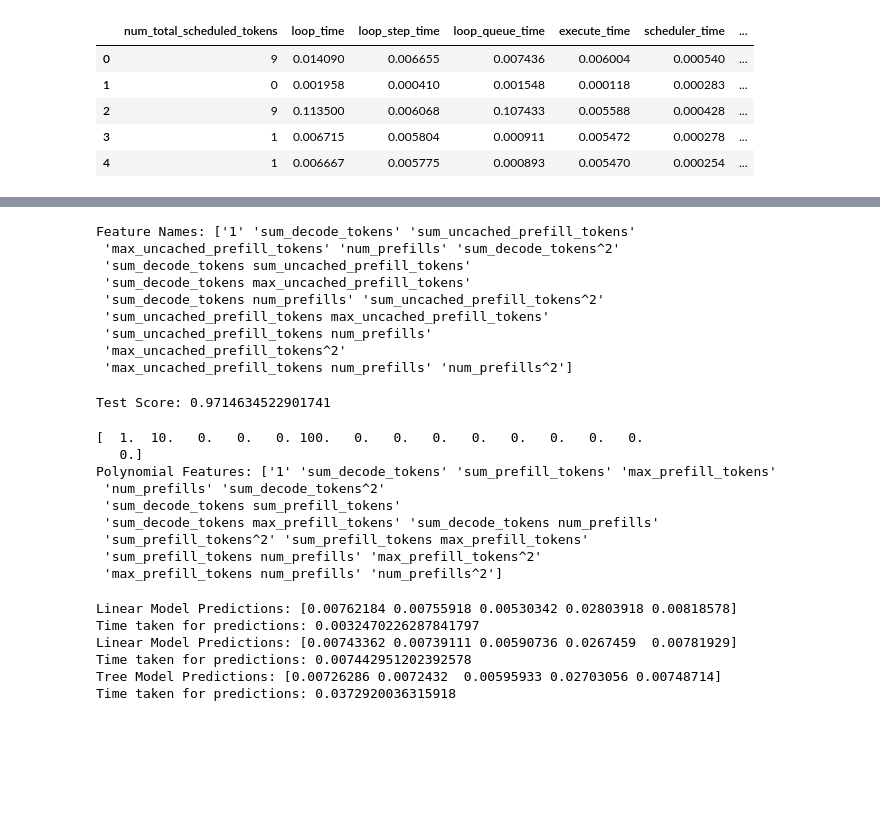
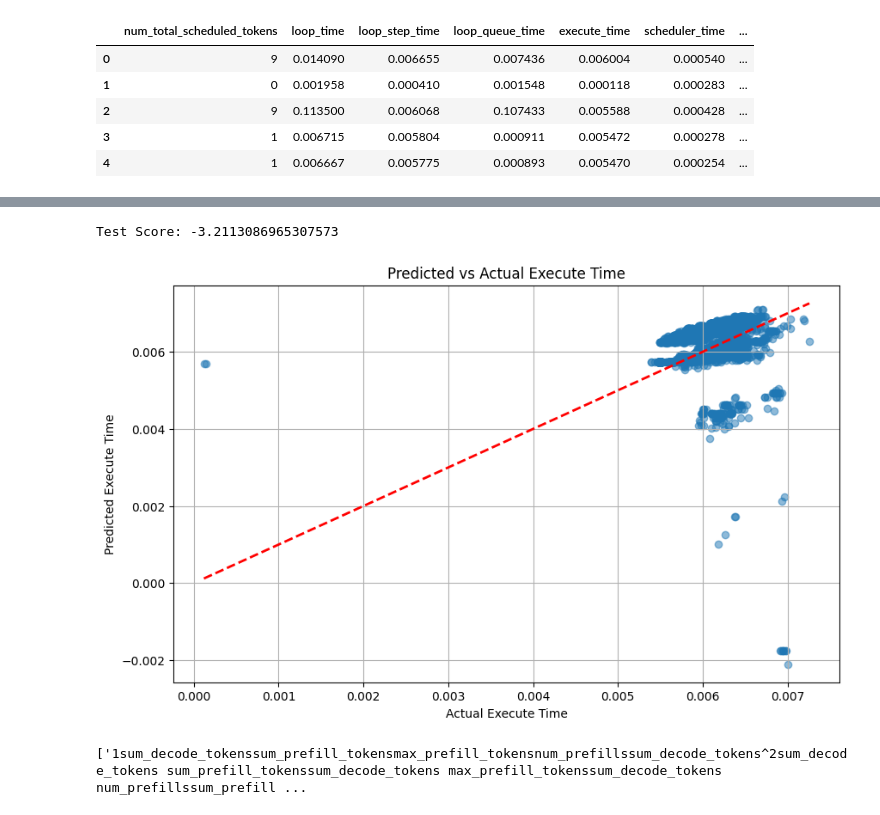
Before and after one commit to inference-sim/pytools, a Jupyter notebook: experiments/predict_model_execute.ipynb, the cells around one changed output, grey strips where cells are left out. Cells and saved outputs as stored; diff of their text form; code cells hidden in the pictures; blank space fills up the shorter version.

```diff
--- a/experiments/predict_model_execute.ipynb
+++ b/experiments/predict_model_execute.ipynb
@@ -79,47 +79,37 @@ Polynomial Intercept: 0.005708624032334771
-# %%
-# get feature names
-feature_names = poly_model.named_steps['polynomialfeatures'].get_feature_names_out(input_features=X.columns)
-print("Feature Names:", feature_names)
-# %% [output]
-Feature Names: ['1' 'sum_decode_tokens' 'sum_uncached_prefill_tokens'
- 'max_uncached_prefill_tokens' 'num_prefills' 'sum_decode_tokens^2'
- 'sum_decode_tokens sum_uncached_prefill_tokens'
- 'sum_decode_tokens max_uncached_prefill_tokens'
- 'sum_decode_tokens num_prefills' 'sum_uncached_prefill_tokens^2'
- 'sum_uncached_prefill_tokens max_uncached_prefill_tokens'
- 'sum_uncached_prefill_tokens num_prefills'
- 'max_uncached_prefill_tokens^2'
- 'max_uncached_prefill_tokens num_prefills' 'num_prefills^2']
 # %%
-path1 = 'profiling/test/execution_stats_400_32_0.0_Qwen-Qwen2.5-0.5B_sharegpt.csv'
+path1 = 'profiling/train/execution_stats_400_4_0.0_256_16_256_Qwen-Qwen2.5-0.5B_sharegpt.csv'
 
 # # parse and concat all dataframes
 df = parse_csv(path1)
 df = format_data(df)
 df.head()
 
 X_test = df[['sum_decode_tokens', 'sum_uncached_prefill_tokens', 'max_uncached_prefill_tokens','num_prefills']]
 y_test = df['execute_time']
 
 # score
 score = poly_model.score(X_test, y_test)
 print("Test Score:", score)
+
+# plot the predicted vs actual execute_time
+import matplotlib.pyplot as plt
+import numpy as np
+
+predicted = poly_model.predict(X_test)
+plt.figure(figsize=(10, 6))
+plt.scatter(y_test, predicted, alpha=0.5)
+plt.plot([y_test.min(), y_test.max()], [y_test.min(), y_test.max()], 'r--', lw=2)
+plt.xlabel('Actual Execute Time')
+plt.ylabel('Predicted Execute Time')
+plt.title('Predicted vs Actual Execute Time')
+# plt.xscale('log')
+# plt.yscale('log')
+plt.grid(True)
+plt.show()
 # %% [output]
-Test Score: 0.9714634522901741
+Test Score: -3.2113086965307573
+[figure, added]
-# %%
-poly_features = poly_model.named_steps['polynomialfeatures']
-print(poly_features.fit_transform(X_test)[0])
-print("Polynomial Features:", poly_features.get_feature_names_out(X.columns))
-# %% [output]
-[  1.  10.   0.   0.   0. 100.   0.   0.   0.   0.   0.   0.   0.   0.
-   0.]
-Polynomial Features: ['1' 'sum_decode_tokens' 'sum_prefill_tokens' 'max_prefill_tokens'
- 'num_prefills' 'sum_decode_tokens^2'
- 'sum_decode_tokens sum_prefill_tokens'
- 'sum_decode_tokens max_prefill_tokens' 'sum_decode_tokens num_prefills'
- 'sum_prefill_tokens^2' 'sum_prefill_tokens max_prefill_tokens'
- 'sum_prefill_tokens num_prefills' 'max_prefill_tokens^2'
- 'max_prefill_tokens num_prefills' 'num_prefills^2']
 # %%
-[1.000e+00 4.300e+01 0.000e+00 0.000e+00 0.000e+00 1.849e+03 0.000e+00 0.000e+00 0.000e+00 0.000e+00 0.000e+00 0.000e+00 0.000e+00 0.000e+00 0.000e+00]
 ['1' 'sum_decode_tokens' 'sum_prefill_tokens' 'max_prefill_tokens' 'num_prefills' 'sum_decode_tokens^2' 'sum_decode_tokens sum_prefill_tokens' 'sum_decode_tokens max_prefill_tokens' 'sum_decode_tokens num_prefills' 'sum_prefill_tokens^2' 'sum_prefill_tokens max_prefill_tokens' 'sum_prefill_tokens num_prefills' 'max_prefill_tokens^2' 'max_prefill_tokens num_prefills' 'num_prefills^2']
+# %% [output]
+['1sum_decode_tokenssum_prefill_tokensmax_prefill_tokensnum_prefillssum_decode_tokens^2sum_decode_tokens sum_prefill_tokenssum_decode_tokens max_prefill_tokenssum_decode_tokens num_prefillssum_prefill ...
@@ -134,21 +115,0 @@ df['sum_decode_tokens max_prefill_tokens'] = df['sum_decode_tokens'] + df['max_p
-# %%
-import time
-
-start_time = time.time()
-model_predictions = model.predict(X_test)
-end_time = time.time()
-print("Linear Model Predictions:", model_predictions[:5])
-print("Time taken for predictions:", end_time - start_time)
-
-start_time = time.time()
-poly_model_predictions = poly_model.predict(X_test)
-end_time = time.time()
-print("Linear Model Predictions:", poly_model_predictions[:5])
-print("Time taken for predictions:", end_time - start_time)
-# %% [output]
-Linear Model Predictions: [0.00762184 0.00755918 0.00530342 0.02803918 0.00818578]
-Time taken for predictions: 0.0032470226287841797
-Linear Model Predictions: [0.00743362 0.00739111 0.00590736 0.0267459  0.00781929]
-Time taken for predictions: 0.007442951202392578
-Tree Model Predictions: [0.00726286 0.0072432  0.00595933 0.02703056 0.00748714]
-Time taken for predictions: 0.0372920036315918
```
Also changed, not shown: parts of 7 cells of this notebook, 2 other files.
